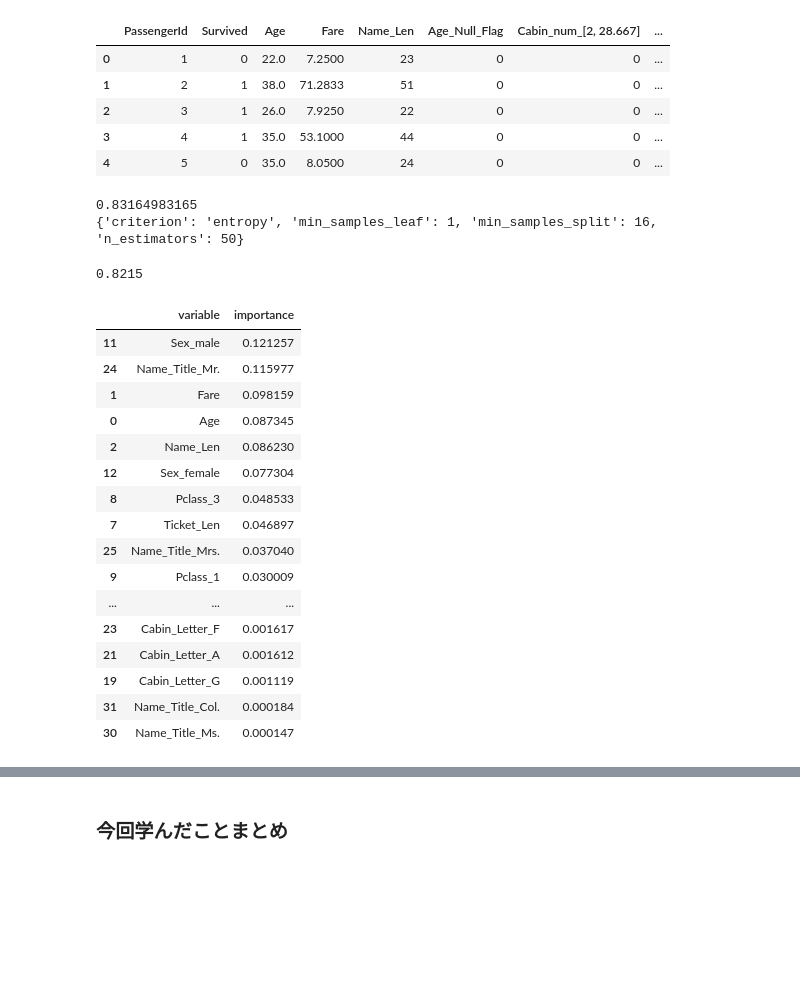
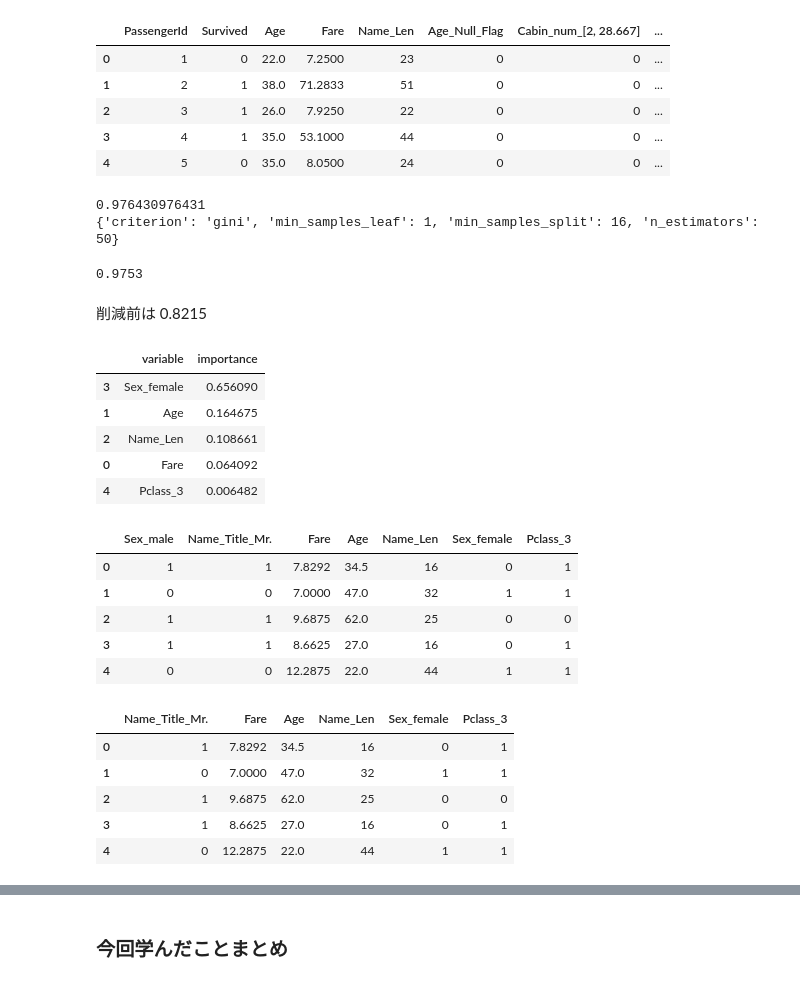
Before and after one commit to Aipakazuma/aipa-kaggle-titanic, a Jupyter notebook: challenge-1.ipynb, the cells around one changed output, grey strips where cells are left out. Drawn from its saved outputs; the diff is of its cells as text; code cells hidden in the pictures; blank space fills up the shorter version.

```diff
--- a/challenge-1.ipynb
+++ b/challenge-1.ipynb
@@ -615,8 +615,8 @@ sys.path.append('./lib/')
 
 import feature_process_helper
 # %%
-train = train_df
-test = test_df
+train = train_df.copy()
+test = test_df.copy()
 # %%
 train, test = feature_process_helper.names(train, test)
 train, test = feature_process_helper.age_impute(train, test)
@@ -629,6 +629,11 @@ test['Ticket_Len'] = test['Ticket'].apply(lambda x: len(x))
 train, test = feature_process_helper.dummies(train, test, columns = ['Pclass', 'Sex', 'Embarked',
                                                                      'Cabin_Letter', 'Name_Title', 'Fam_Size'])
 train, test = feature_process_helper.drop(train, test, bye = ['Ticket'])
+# %%
+# ちょっと調整する
+parameter = ['Sex_male', 'Name_Title_Mr.', 'Fare', 'Age', 'Name_Len', 'Sex_female', 'Pclass_3']
+_delete_train = train[parameter].copy()
+_delete_test = test[parameter].copy()
 # %%
 train.head()
 # %% [output]
@@ -661,7 +666,7 @@ gs = GridSearchCV(estimator=rf,
                   cv=3,
                   n_jobs=-1)
 # %%
-gs = gs.fit(train.iloc[:, 2:], train.iloc[:, 1])
+gs = gs.fit(_delete_train.iloc[:, 2:], _delete_train.iloc[:, 1])
 
 
 # #### Inspect best parameters
@@ -670,10 +675,10 @@ gs = gs.fit(train.iloc[:, 2:], train.iloc[:, 1])
 print(gs.best_score_)
 print(gs.best_params_)
 # %% [output]
-0.83164983165
-{'criterion': 'entropy', 'min_samples_leaf': 1, 'min_samples_split': 16, 'n_estimators': 50}
+0.976430976431
+{'criterion': 'gini', 'min_samples_leaf': 1, 'min_samples_split': 16, 'n_estimators': 50}
 # %%
-rf = RandomForestClassifier(criterion='entropy',
+rf = RandomForestClassifier(criterion='gini',
                              n_estimators=50,
                              min_samples_split=16,
                              min_samples_leaf=1,
@@ -681,30 +686,39 @@ rf = RandomForestClassifier(criterion='entropy',
                              oob_score=True,
                              random_state=1,
                              n_jobs=-1)
-rf.fit(train.iloc[:, 2:], train.iloc[:, 1])
+rf.fit(_delete_train.iloc[:, 2:], _delete_train.iloc[:, 1])
 print("%.4f" % rf.oob_score_)
 # %% [output]
-0.8215
+0.9753
+# %% [markdown]
+削減前は 0.8215
 # %%
-pd.concat((pd.DataFrame(train.iloc[:, 2:].columns, columns = ['variable']),
+pd.concat((pd.DataFrame(_delete_train.iloc[:, 2:].columns, columns = ['variable']),
            pd.DataFrame(rf.feature_importances_, columns = ['importance'])),
           axis = 1).sort_values(by='importance', ascending = False)
 # %% [output]
 |  | variable | importance |
-| 11 | Sex_male | 0.121257 |
-| 24 | Name_Title_Mr. | 0.115977 |
-| 1 | Fare | 0.098159 |
-| 0 | Age | 0.087345 |
-| 2 | Name_Len | 0.086230 |
-| 12 | Sex_female | 0.077304 |
-| 8 | Pclass_3 | 0.048533 |
-| 7 | Ticket_Len | 0.046897 |
-| 25 | Name_Title_Mrs. | 0.037040 |
-| 9 | Pclass_1 | 0.030009 |
-| ... | ... | ... |
-| 23 | Cabin_Letter_F | 0.001617 |
-| 21 | Cabin_Letter_A | 0.001612 |
-| 19 | Cabin_Letter_G | 0.001119 |
-| 31 | Name_Title_Col. | 0.000184 |
-| 30 | Name_Title_Ms. | 0.000147 |
+| 3 | Sex_female | 0.656090 |
+| 1 | Age | 0.164675 |
+| 2 | Name_Len | 0.108661 |
+| 0 | Fare | 0.064092 |
+| 4 | Pclass_3 | 0.006482 |
+# %%
+_delete_test.head()
+# %% [output]
+|  | Sex_male | Name_Title_Mr. | Fare | Age | Name_Len | Sex_female | Pclass_3 |
+| 0 | 1 | 1 | 7.8292 | 34.5 | 16 | 0 | 1 |
+| 1 | 0 | 0 | 7.0000 | 47.0 | 32 | 1 | 1 |
+| 2 | 1 | 1 | 9.6875 | 62.0 | 25 | 0 | 0 |
+| 3 | 1 | 1 | 8.6625 | 27.0 | 16 | 0 | 1 |
+| 4 | 0 | 0 | 12.2875 | 22.0 | 44 | 1 | 1 |
+# %%
+_delete_test.iloc[:, 1:].head()
+# %% [output]
+|  | Name_Title_Mr. | Fare | Age | Name_Len | Sex_female | Pclass_3 |
+| 0 | 1 | 7.8292 | 34.5 | 16 | 0 | 1 |
+| 1 | 0 | 7.0000 | 47.0 | 32 | 1 | 1 |
+| 2 | 1 | 9.6875 | 62.0 | 25 | 0 | 0 |
+| 3 | 1 | 8.6625 | 27.0 | 16 | 0 | 1 |
+| 4 | 0 | 12.2875 | 22.0 | 44 | 1 | 1 |
 # %%
```
Also changed, not shown: parts of 5 cells of this notebook, 1 other file.
